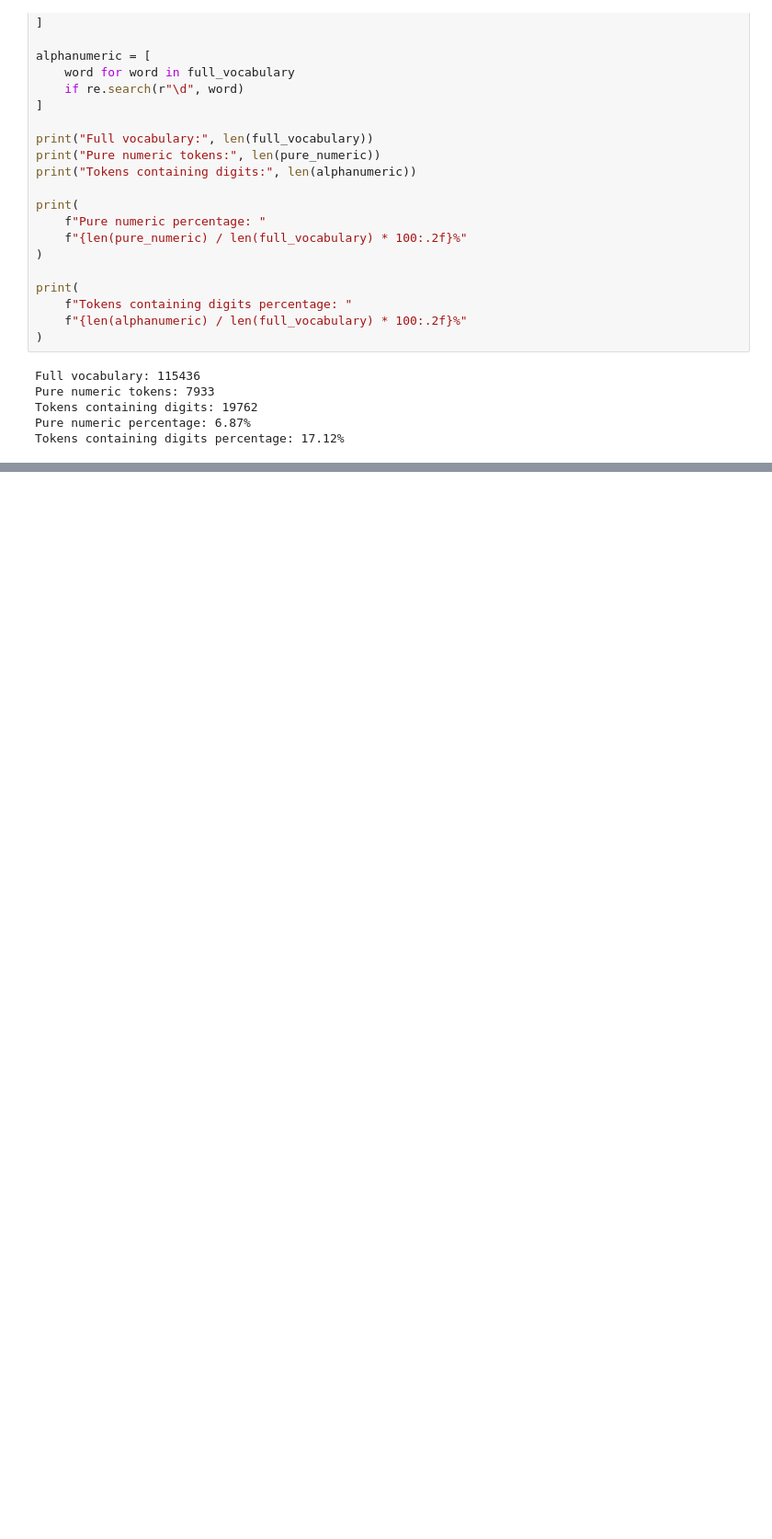
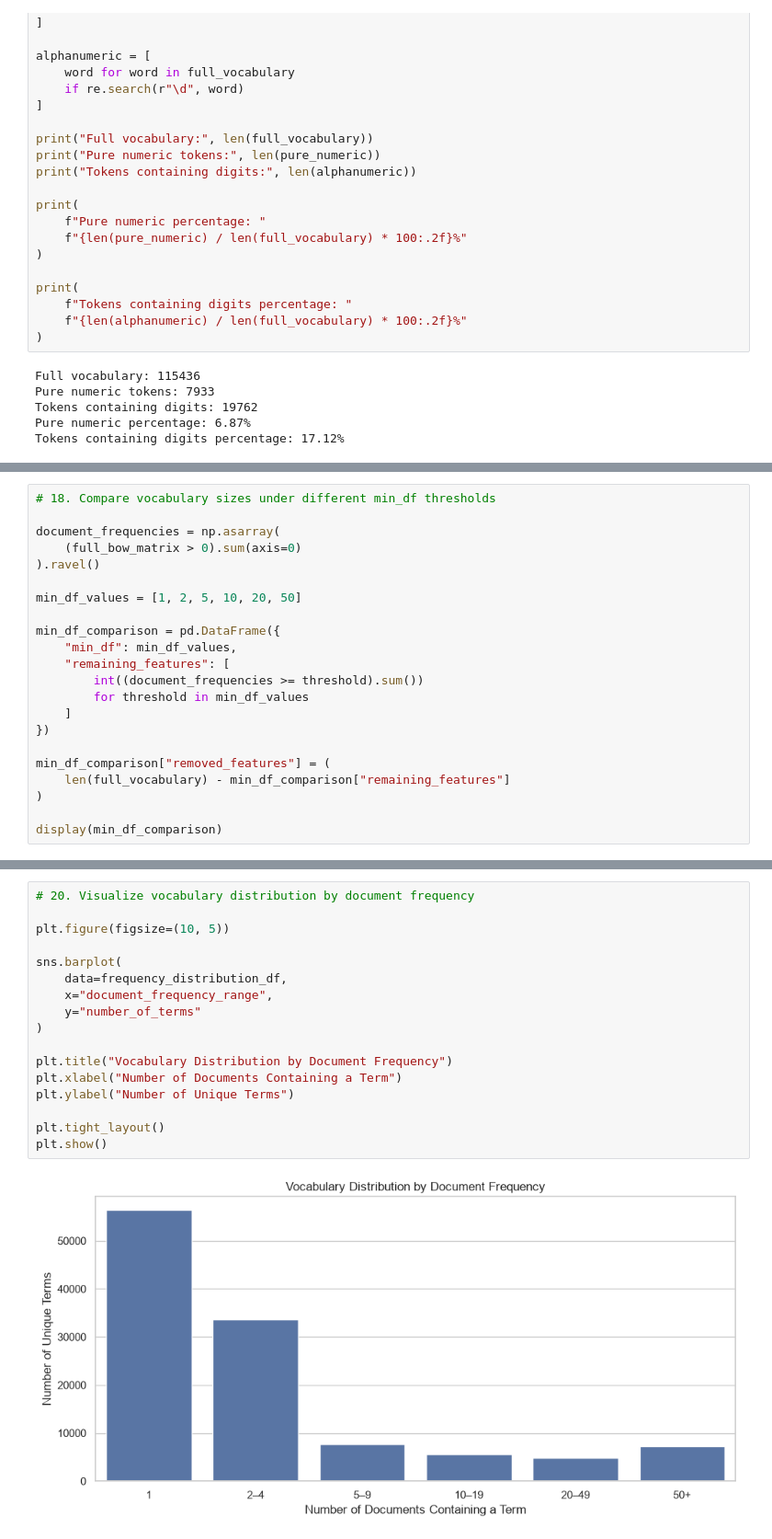
Before and after one commit to Supan-Roy/financial-scam-analysis, a Jupyter notebook: notebooks/02_text_representation.ipynb, the cells around one changed output, grey strips where cells are left out. Shown at 92% size. Drawn from its saved outputs; the diff is of its cells as text; blank space fills up the shorter version.

```diff
--- a/notebooks/02_text_representation.ipynb
+++ b/notebooks/02_text_representation.ipynb
@@ -296,0 +440,22 @@ Tokens containing digits percentage: 17.12%
+# %%
+# 18. Compare vocabulary sizes under different min_df thresholds
+
+document_frequencies = np.asarray(
+    (full_bow_matrix > 0).sum(axis=0)
+).ravel()
+
+min_df_values = [1, 2, 5, 10, 20, 50]
+
+min_df_comparison = pd.DataFrame({
+    "min_df": min_df_values,
+    "remaining_features": [
+        int((document_frequencies >= threshold).sum())
+        for threshold in min_df_values
+    ]
+})
+
+min_df_comparison["removed_features"] = (
+    len(full_vocabulary) - min_df_comparison["remaining_features"]
+)
+
+display(min_df_comparison)
@@ -296,0 +516,19 @@ Tokens containing digits percentage: 17.12%
+# %%
+# 20. Visualize vocabulary distribution by document frequency
+
+plt.figure(figsize=(10, 5))
+
+sns.barplot(
+    data=frequency_distribution_df,
+    x="document_frequency_range",
+    y="number_of_terms"
+)
+
+plt.title("Vocabulary Distribution by Document Frequency")
+plt.xlabel("Number of Documents Containing a Term")
+plt.ylabel("Number of Unique Terms")
+
+plt.tight_layout()
+plt.show()
+# %% [output]
+[figure, added]
```
Also changed, not shown: parts of 5 cells of this notebook.
